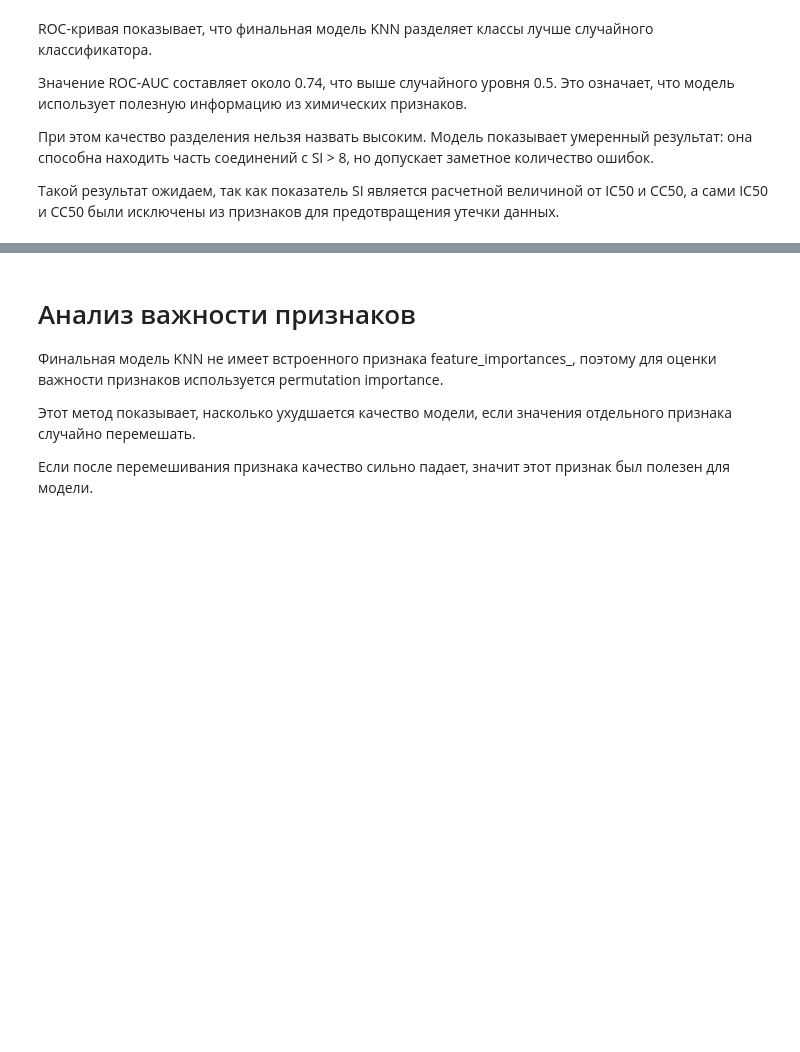
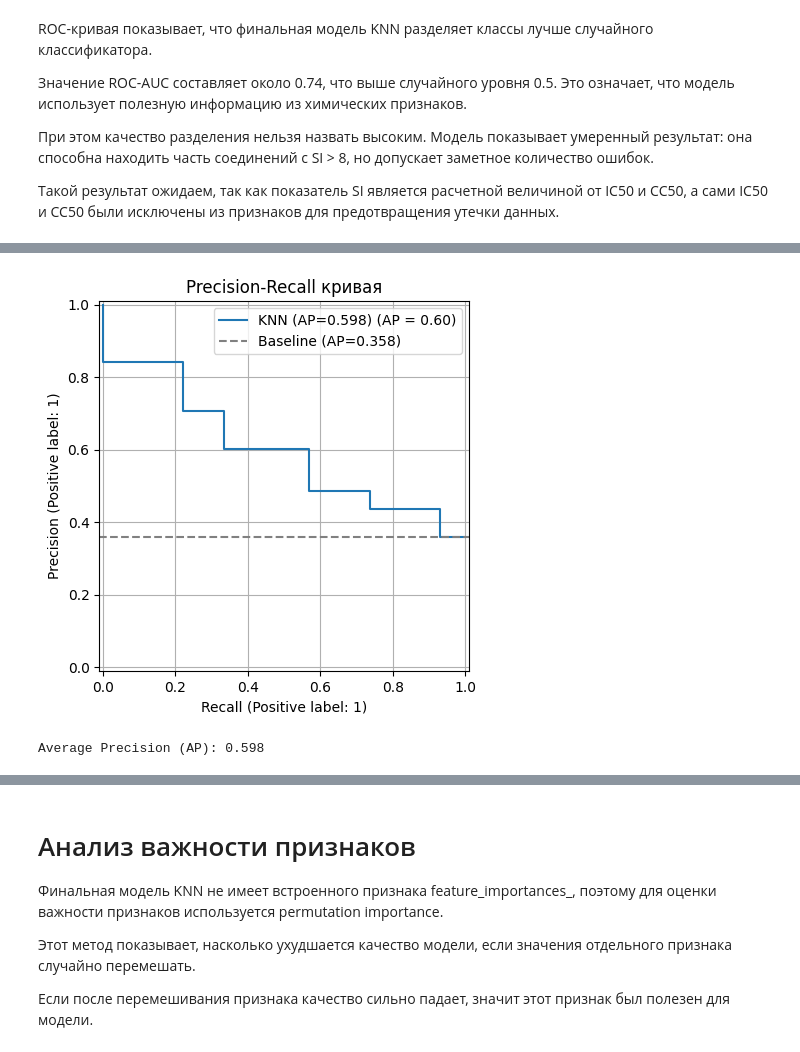
Before and after one commit to goddenis/ml-course-work, a Jupyter notebook: notebooks/08_class_si_gt_8.ipynb, the cells around one changed output, grey strips where cells are left out. Drawn from its saved outputs; the diff is of its cells as text; code cells hidden in the pictures; blank space fills up the shorter version.

```diff
--- a/notebooks/08_class_si_gt_8.ipynb
+++ b/notebooks/08_class_si_gt_8.ipynb
@@ -702,0 +711,24 @@ ROC-кривая показывает, что финальная модель KN
+# %%
+from sklearn.metrics import PrecisionRecallDisplay, average_precision_score
+
+ap = average_precision_score(y_test, y_proba)
+
+PrecisionRecallDisplay.from_estimator(
+    final_model,
+    X_test,
+    y_test,
+    name=f"{final_model_name} (AP={ap:.3f})"
+)
+
+# базовый уровень: доля положительного класса
+baseline_ap = y_test.mean()
+plt.axhline(baseline_ap, linestyle="--", color="gray", label=f"Baseline (AP={baseline_ap:.3f})")
+plt.legend()
+plt.title("Precision-Recall кривая")
+plt.grid()
+plt.show()
+
+print(f"Average Precision (AP): {ap:.3f}")
+# %% [output]
+[figure, added]
+Average Precision (AP): 0.598
```
Also changed, not shown: parts of 7 cells of this notebook, 7 other files.
